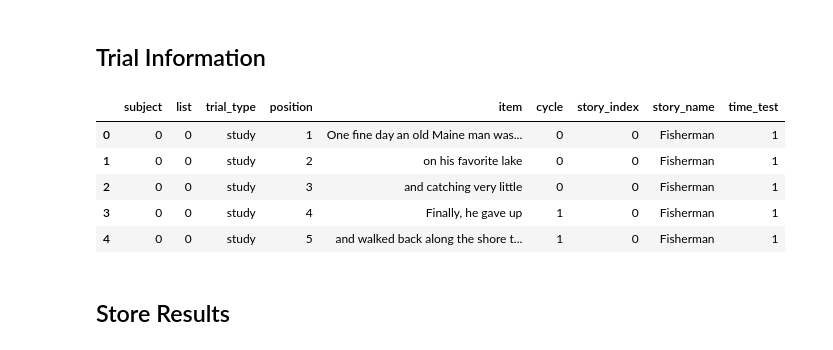
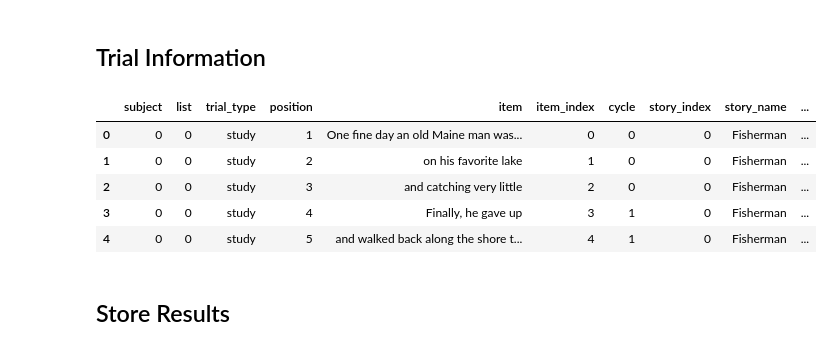
Before and after one commit to githubpsyche/narrative_cmr, a Jupyter notebook: 01_Data_Preparation.ipynb, the cells around one changed output. Cells and saved outputs as stored; diff of their text form; code cells hidden in the pictures.

```diff
--- a/01_Data_Preparation.ipynb
+++ b/01_Data_Preparation.ipynb
@@ -181,42 +181,42 @@ for subject_index, subject in enumerate(data):
         story_index = trial[0][0]-1
         timeTest = trial[0][1]
         passage_name = passage_names[story_index]
 
         # build study event list based on extracted story information
         for unit_index, unit in enumerate(all_source_units[story_index]):
             results.append(
                 [subject, trial_index, 'study', unit_index+1,
-                 unit, all_cycles[story_index][unit_index],
+                 unit, unit_index, all_cycles[story_index][unit_index],
                  story_index, passage_name, timeTest])
 
         # we only care about the posRec column
         # create a recall event wherever a value is stored
         for serialPos, posRec in enumerate(list(trial[1]['posRec'])):
 
             # move to next entry if value can't be cast as integer
             try:
                 posRec = int(posRec)
             except ValueError:
                 continue
 
             results.append(
                 [subject, trial_index, 'recall', posRec,
-                 all_source_units[story_index][serialPos-1],
+                 all_source_units[story_index][serialPos-1], serialPos-1,
                  all_cycles[story_index][serialPos-1],
                  story_index, passage_name, timeTest])
 
 results = pd.DataFrame(results, columns=[
-    'subject', 'list', 'trial_type', 'position', 'item', 'cycle',
+    'subject', 'list', 'trial_type', 'position', 'item', 'item_index', 'cycle',
     'story_index', 'story_name', 'time_test'])
 
 results.head()
 # %% [output]
-|  | subject | list | trial_type | position | item | cycle | story_index | story_name | time_test |
-| 0 | 0 | 0 | study | 1 | One fine day an old Maine man was... | 0 | 0 | Fisherman | 1 |
-| 1 | 0 | 0 | study | 2 | on his favorite lake | 0 | 0 | Fisherman | 1 |
-| 2 | 0 | 0 | study | 3 | and catching very little | 0 | 0 | Fisherman | 1 |
-| 3 | 0 | 0 | study | 4 | Finally, he gave up | 1 | 0 | Fisherman | 1 |
-| 4 | 0 | 0 | study | 5 | and walked back along the shore t... | 1 | 0 | Fisherman | 1 |
+|  | subject | list | trial_type | position | item | item_index | cycle | story_index | story_name | ... |
+| 0 | 0 | 0 | study | 1 | One fine day an old Maine man was... | 0 | 0 | 0 | Fisherman | ... |
+| 1 | 0 | 0 | study | 2 | on his favorite lake | 1 | 0 | 0 | Fisherman | ... |
+| 2 | 0 | 0 | study | 3 | and catching very little | 2 | 0 | 0 | Fisherman | ... |
+| 3 | 0 | 0 | study | 4 | Finally, he gave up | 3 | 1 | 0 | Fisherman | ... |
+| 4 | 0 | 0 | study | 5 | and walked back along the shore t... | 4 | 1 | 0 | Fisherman | ... |
 # %% [markdown]
 ## Store Results
 # %%
```
Also changed, not shown: parts of 10 cells of this notebook, 10 other files.
